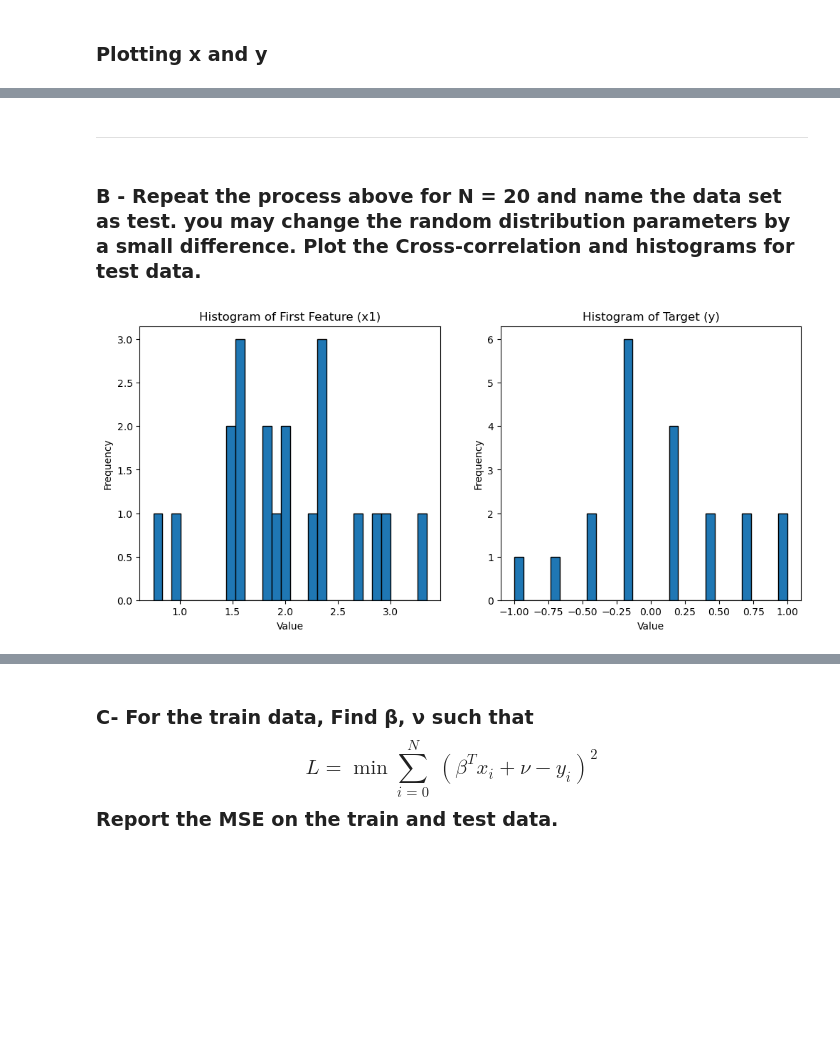
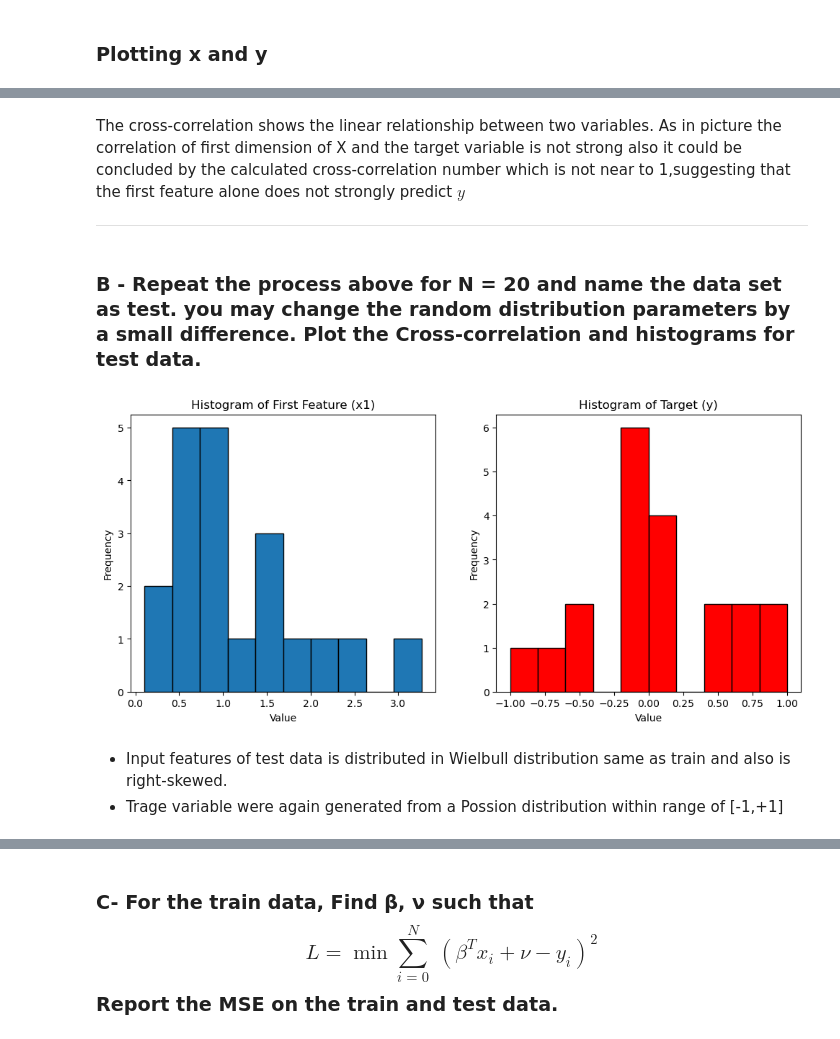
Before and after one commit to behradbina/Linear_Algebra_Course_Project, a Jupyter notebook: project1/project.ipynb, the cells around one changed output, grey strips where cells are left out. Drawn from its saved outputs; the diff is of its cells as text; code cells hidden in the pictures; blank space fills up the shorter version.

```diff
--- a/project1/project.ipynb
+++ b/project1/project.ipynb
@@ -70,36 +73,41 @@ Cross-correlation between y and x1: 2.1888
 # %% [markdown]
+
+The cross-correlation shows the linear relationship between two variables. As in picture the correlation of first dimension of X and the target variable is not strong also it could be concluded by the calculated cross-correlation number which is not near to 1,suggesting that the first feature alone does not strongly predict $ y $
+
 ---
 # %% [markdown]
 ### B - Repeat the process above for N = 20 and name the data set as test. you may change the random distribution parameters by a small difference. Plot the Cross-correlation and histograms for test data.
 # %%
 np.random.seed(42)  # For reproducibility
 
 # Parameters
 n = 30  # Number of features
 N = 20  # Number of samples
 
-# Generate x ~ Weibull distribution (shape=2, scale=1)
-x_test = weibull_min.rvs(3, scale=2, size=(N, n))
+x_test = np.random.weibull(a=1.3, size=(N, n))
 
-# Generate y ~ Poisson (λ=5), then scale to [-1, 1]
+
 y_poisson = poisson.rvs(7, size=N)
 y_test = (y_poisson - np.min(y_poisson)) / (np.max(y_poisson) - np.min(y_poisson)) * 2 - 1  # Scale to [-1, 1]
 
 plt.figure(figsize=(12, 5))
 plt.subplot(1, 2, 1)
-plt.hist(x_test[:, 0], bins=30, edgecolor='black')
+plt.hist(x_test[:, 0], bins=10, edgecolor='black')
 plt.title("Histogram of First Feature (x1)")
 plt.xlabel("Value")
 plt.ylabel("Frequency")
 
 plt.subplot(1, 2, 2)
-plt.hist(y_test, bins=30, edgecolor='black')
+plt.hist(y_test, bins=10, color='red',edgecolor='black')
 plt.title("Histogram of Target (y)")
 plt.xlabel("Value")
 plt.ylabel("Frequency")
 plt.show()
 # %% [output]
-[figure, old version]
+[figure, new version]
+# %% [markdown]
+- Input features of test data is distributed in Wielbull distribution same as train and also is right-skewed.
+- Trage variable were again generated from a Possion distribution within range of [-1,+1]
 # %%
 cc_b = cross_correlation(y_test, x_test[:,0])
 plt.figure(); plt.plot(cc_b); plt.title('Cross-correlation y with x[:,0]'); plt.show()
```
Also changed, not shown: parts of 23 cells of this notebook.
